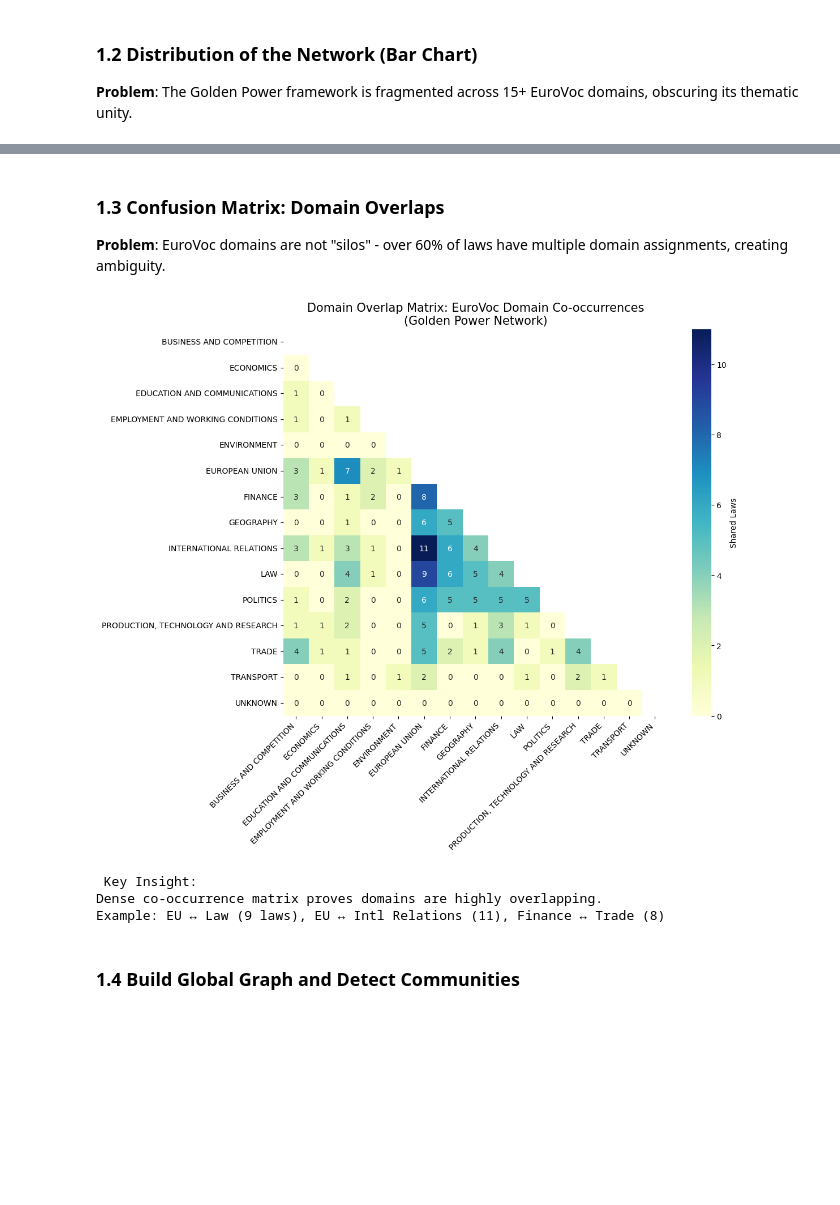
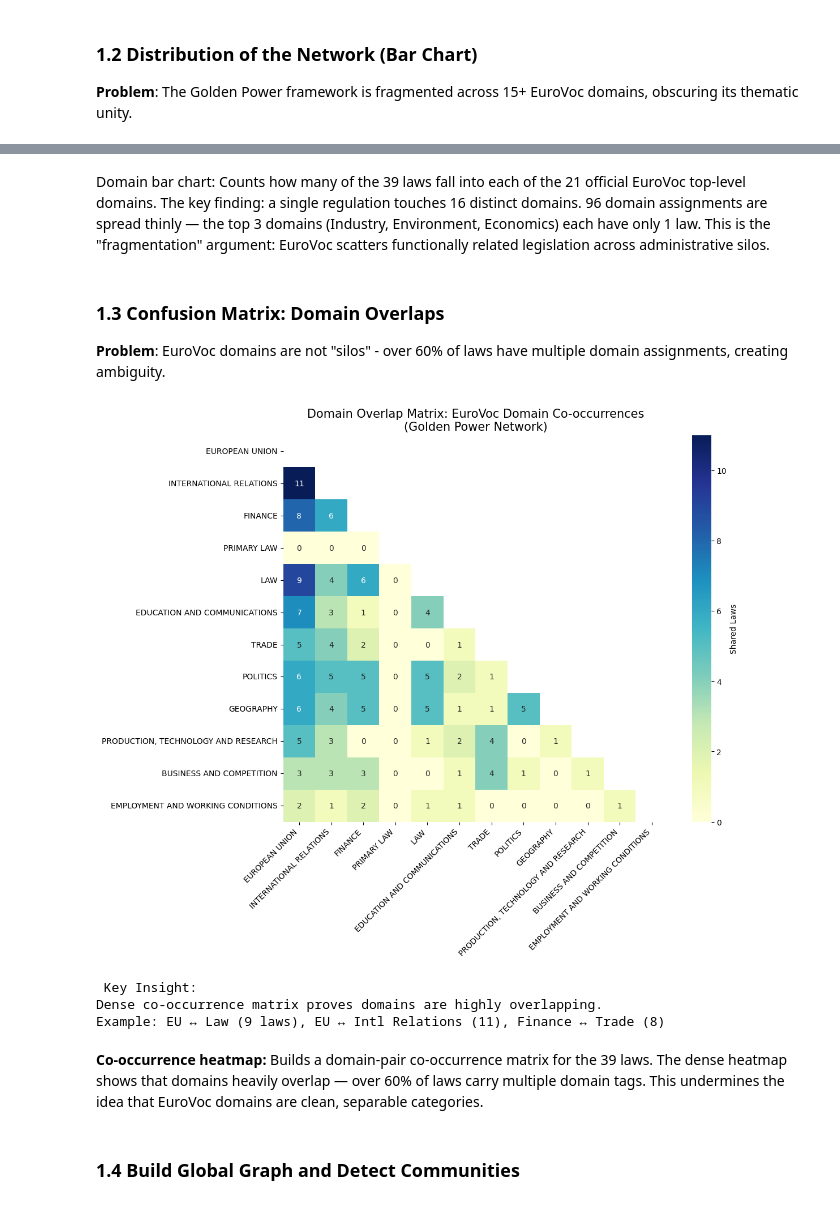
Before and after one commit to claudiabrandetti/eu-law-network-viz, a Jupyter notebook: notebooks/02_golden_power_analysis.ipynb, the cells around one changed output, grey strips where cells are left out. Saved outputs shown, nothing was run; the diff lists cells and outputs as text; code cells hidden in the pictures; blank space fills up the shorter version.

```diff
--- a/notebooks/02_golden_power_analysis.ipynb
+++ b/notebooks/02_golden_power_analysis.ipynb
@@ -123,3 +181,5 @@ Top 3 domains: ENVIRONMENT (1), ECONOMICS (1), TRANSPORT (3)
+# %% [markdown]
+Domain bar chart: Counts how many of the 39 laws fall into each of the 21 official EuroVoc top-level domains. The key finding: a single regulation touches 16 distinct domains. 96 domain assignments are spread thinly — the top 3 domains (Industry, Environment, Economics) each have only 1 law. This is the "fragmentation" argument: EuroVoc scatters functionally related legislation across administrative silos.
 # %% [markdown]
 ### 1.3 Confusion Matrix: Domain Overlaps
 
@@ -127,61 +187,59 @@ Top 3 domains: ENVIRONMENT (1), ECONOMICS (1), TRANSPORT (3)
 # %%
 # Prepare data (exclude UNKNOWN)
 dom_series = golden_power_network[golden_power_network['domains'] != '00 UNKNOWN']['domains'].dropna()
 
-def get_domain_list(text):
-    if ';' in text:
-        return [p.strip() for p in text.split(';')]
-    elif ',' in text:
-        return [p.strip() for p in text.split(',')]
-    else:
-        return [text.strip()]
+# Use the same parse_domains function from cell 7 — do NOT redefine it here
+def get_domain_list(domains_str):
+    """
+    Returns only valid EuroVoc top-level domains, with numeric prefixes
+    stripped — identical logic to parse_domains() used in the bar chart.
+    """
+    return parse_domains(domains_str)   # reuse cell 7's function directly
 
-# Calculate co-occurrences
-pair_counts = Counter()
-all_domains = set()
+# Build co-occurrence matrix using only valid EuroVoc domains
+from itertools import combinations
 
-for entry in dom_series:
-    domains = get_domain_list(str(entry))
-    all_domains.update(domains)
-    for pair in combinations(sorted(domains), 2):
-        pair_counts[pair] += 1
+co_occurrence = Counter()
+for domains_str in golden_power_network['domains'].dropna():
+    domain_list = get_domain_list(domains_str)
+    # Count every pair of domains that appear together in the same law
+    for pair in combinations(sorted(set(domain_list)), 2):
+        co_occurrence[pair] += 1
 
-# Select top domains for matrix
-flat_domains = [d for entry in dom_series for d in get_domain_list(str(entry))]
-top_domains_list = pd.Series(flat_domains).value_counts().head(15).index.tolist()
-unique_domains = sorted(top_domains_list)
+# Build the matrix over the same top domains as the bar chart
+top_domain_names = [d[0] for d in domain_counts.most_common(12)]
 
-# Build co-occurrence matrix
-matrix = pd.DataFrame(0, index=unique_domains, columns=unique_domains)
-
-for (d1, d2), count in pair_counts.items():
-    if d1 in unique_domains and d2 in unique_domains:
+matrix = pd.DataFrame(0, index=top_domain_names, columns=top_domain_names)
+for (d1, d2), count in co_occurrence.items():
+    if d1 in top_domain_names and d2 in top_domain_names:
         matrix.loc[d1, d2] = count
-        matrix.loc[d2, d1] = count
+        matrix.loc[d2, d1] = count   # symmetric
 
 # Visualize
 plt.figure(figsize=(12, 10))
 mask = np.triu(np.ones_like(matrix, dtype=bool))
 
 sns.heatmap(matrix, mask=mask, annot=True, fmt='d', cmap='YlGnBu',
             cbar_kws={'label': 'Shared Laws'})
 
 plt.title('Domain Overlap Matrix: EuroVoc Domain Co-occurrences\n(Golden Power Network)', fontsize=15)
 plt.xticks(rotation=45, ha='right')
 plt.tight_layout()
 
 # Save
 os.makedirs('../results', exist_ok=True)
 plt.savefig('../results/co_occurrence_matrix_final.png', dpi=300, bbox_inches='tight')
 plt.show()
 
 print("\n Key Insight:")
 print("Dense co-occurrence matrix proves domains are highly overlapping.")
 print("Example: EU ↔ Law (9 laws), EU ↔ Intl Relations (11), Finance ↔ Trade (8)")
 # %% [output]
-[figure, old version]
+[figure, new version]
  Key Insight:
 Dense co-occurrence matrix proves domains are highly overlapping.
 Example: EU ↔ Law (9 laws), EU ↔ Intl Relations (11), Finance ↔ Trade (8)
+# %% [markdown]
+**Co-occurrence heatmap:** Builds a domain-pair co-occurrence matrix for the 39 laws. The dense heatmap shows that domains heavily overlap — over 60% of laws carry multiple domain tags. This undermines the idea that EuroVoc domains are clean, separable categories.
 # %% [markdown]
 ### 1.4 Build Global Graph and Detect Communities
```
Also changed, not shown: parts of 13 cells of this notebook, 1 other file.
